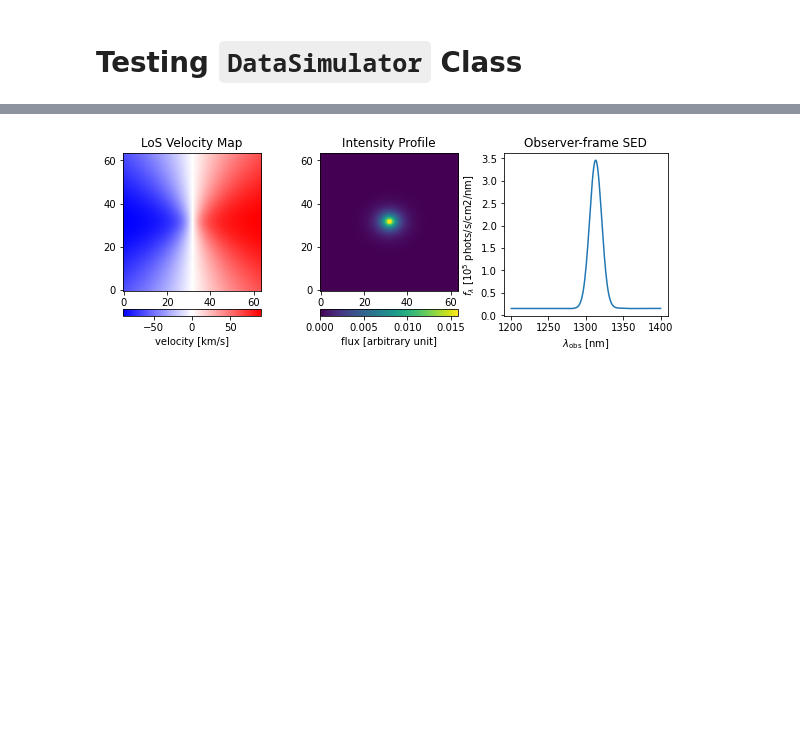
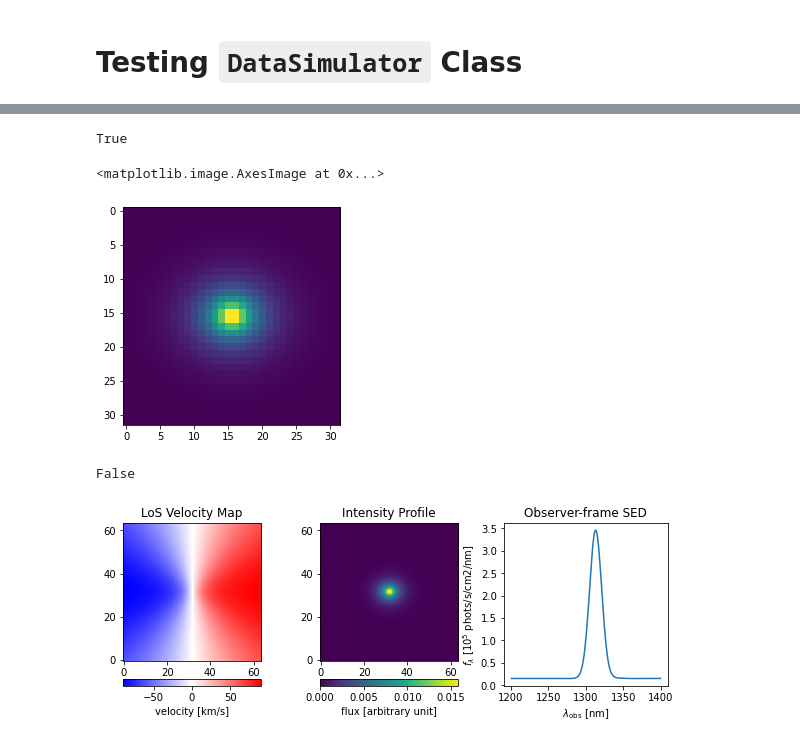
Before and after one commit to KinematicLensing/kl-tools, a Jupyter notebook: notebooks/dev/[module_test]GrismGenerator.ipynb, the cells around one changed output, grey strips where cells are left out. Drawn from its saved outputs; the diff is of its cells as text; code cells hidden in the pictures; blank space fills up the shorter version.

```diff
--- a/notebooks/dev/[module_test]GrismGenerator.ipynb
+++ b/notebooks/dev/[module_test]GrismGenerator.ipynb
@@ -186,3 +188,22 @@ Wall time: 997 ms
+# %%
+gal = gs.InclinedExponential(
+            Angle(np.arcsin(0.5), radians),
+            flux=1.0,
+            half_light_radius=0.5
+        )
+print(gal is not None)
+assert (gal is not None), "???"
+# %% [output]
+True
+# %%
+plt.imshow(gal.drawImage(nx=32, ny=32, scale=0.1).array)
+# %% [output]
+<matplotlib.image.AxesImage at 0x...>
+[figure, added]
+# %%
+gal is None
+# %% [output]
+False
 # %%
 fig, axes = plt.subplots(1,3,figsize=(10,3))
 
```
Also changed, not shown: parts of 24 cells of this notebook, 10 other files.
